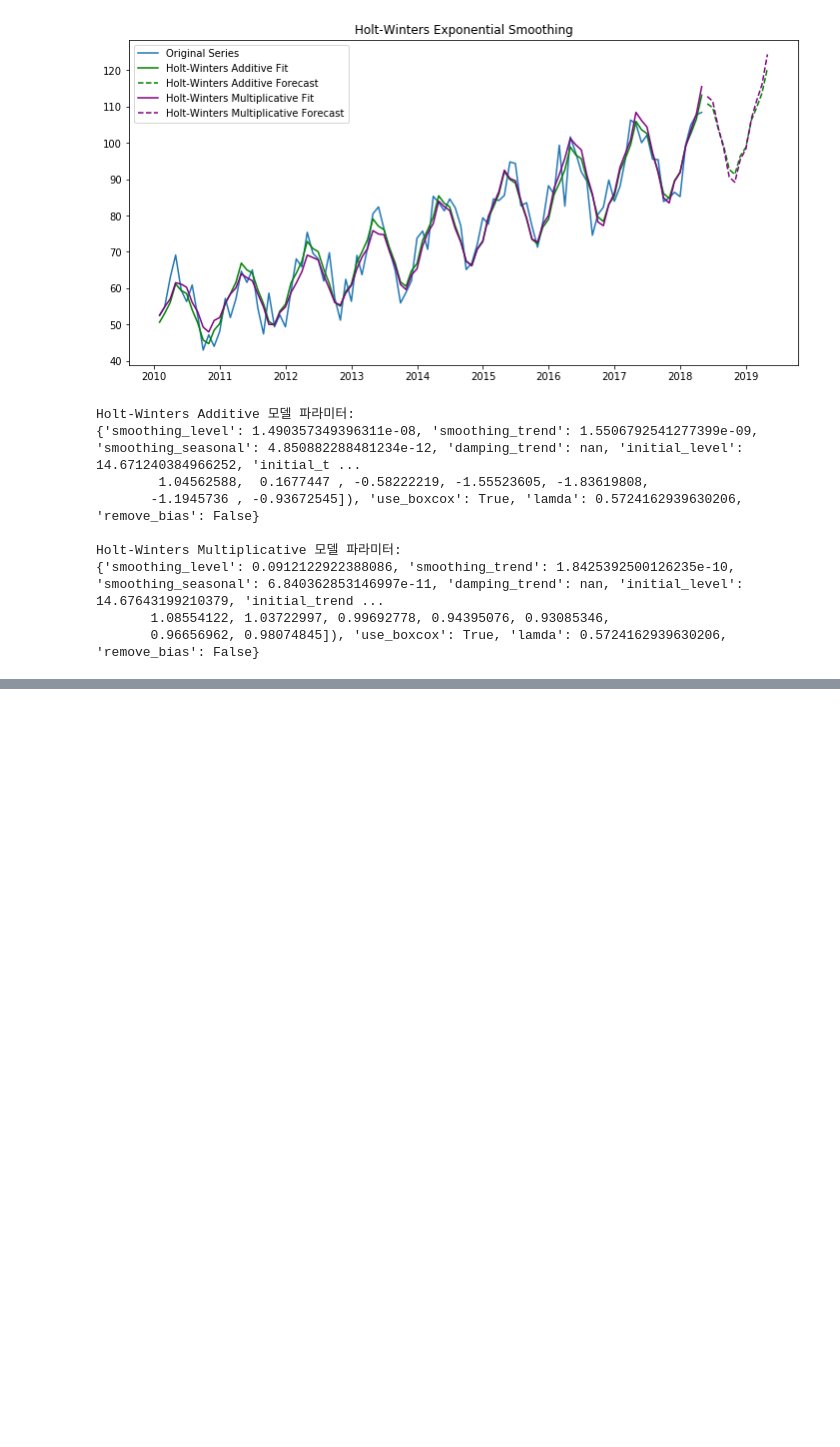
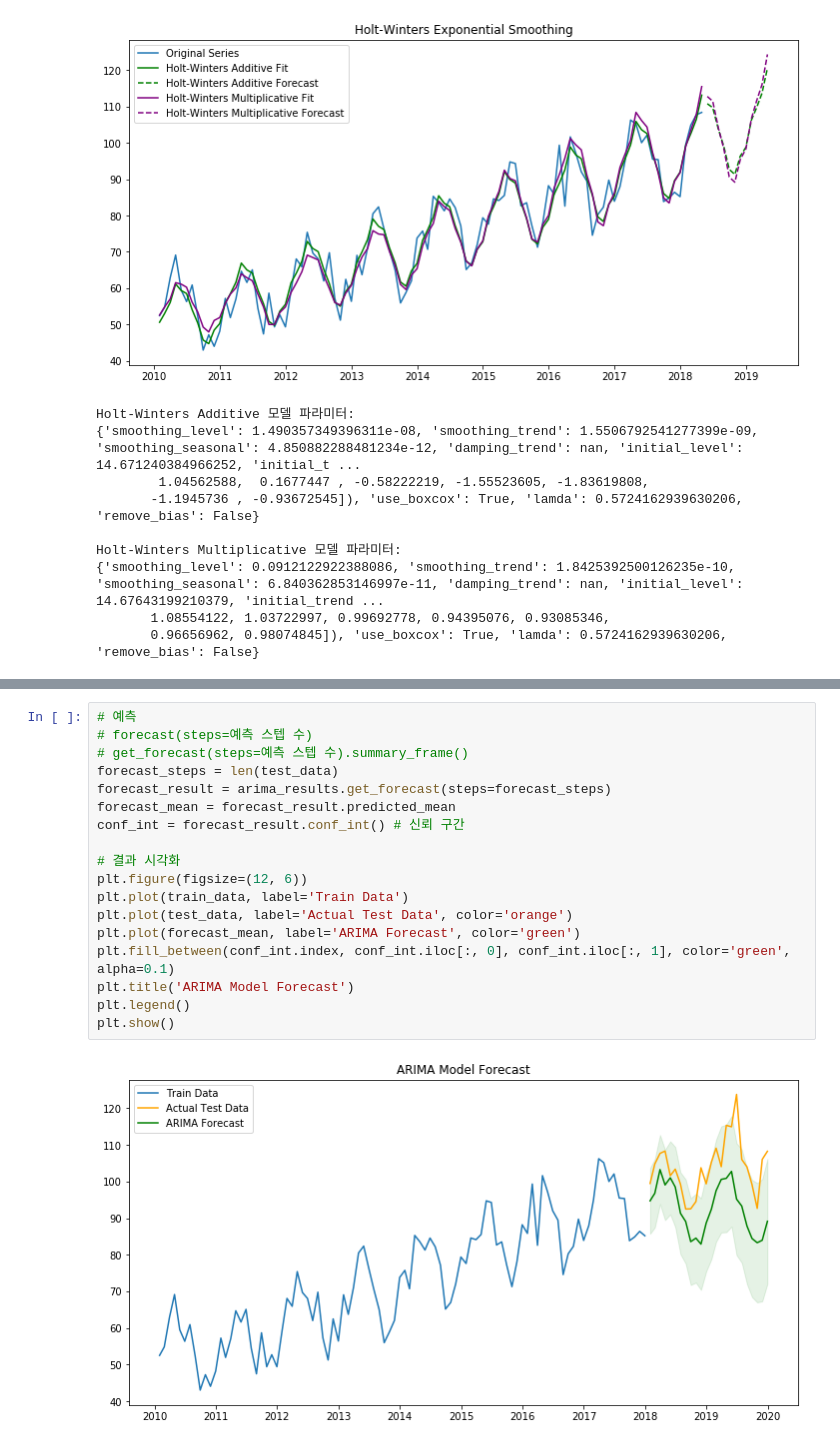
Before and after one commit to kangspa/ADP-study, a Jupyter notebook: PracticeTest/practice.ipynb, the cells around one changed output, grey strips where cells are left out. Cells and saved outputs as stored; diff of their text form; blank space fills up the shorter version.

```diff
--- a/PracticeTest/practice.ipynb
+++ b/PracticeTest/practice.ipynb
@@ -630,0 +715,20 @@ Holt-Winters Multiplicative 모델 파라미터:
+# %%
+# 예측
+# forecast(steps=예측 스텝 수)
+# get_forecast(steps=예측 스텝 수).summary_frame()
+forecast_steps = len(test_data)
+forecast_result = arima_results.get_forecast(steps=forecast_steps)
+forecast_mean = forecast_result.predicted_mean
+conf_int = forecast_result.conf_int() # 신뢰 구간
+
+# 결과 시각화
+plt.figure(figsize=(12, 6))
+plt.plot(train_data, label='Train Data')
+plt.plot(test_data, label='Actual Test Data', color='orange')
+plt.plot(forecast_mean, label='ARIMA Forecast', color='green')
+plt.fill_between(conf_int.index, conf_int.iloc[:, 0], conf_int.iloc[:, 1], color='green', alpha=0.1)
+plt.title('ARIMA Model Forecast')
+plt.legend()
+plt.show()
+# %% [output]
+[figure, added]
```
Also changed, not shown: parts of 3 cells of this notebook, 6 other files.
